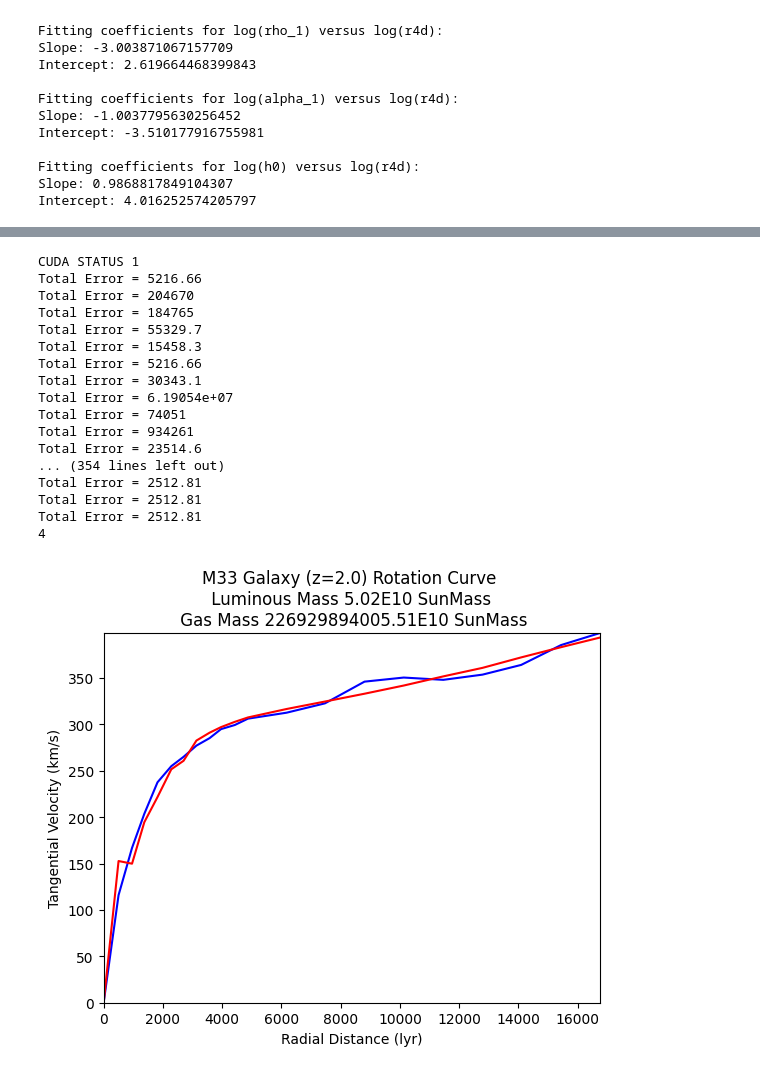
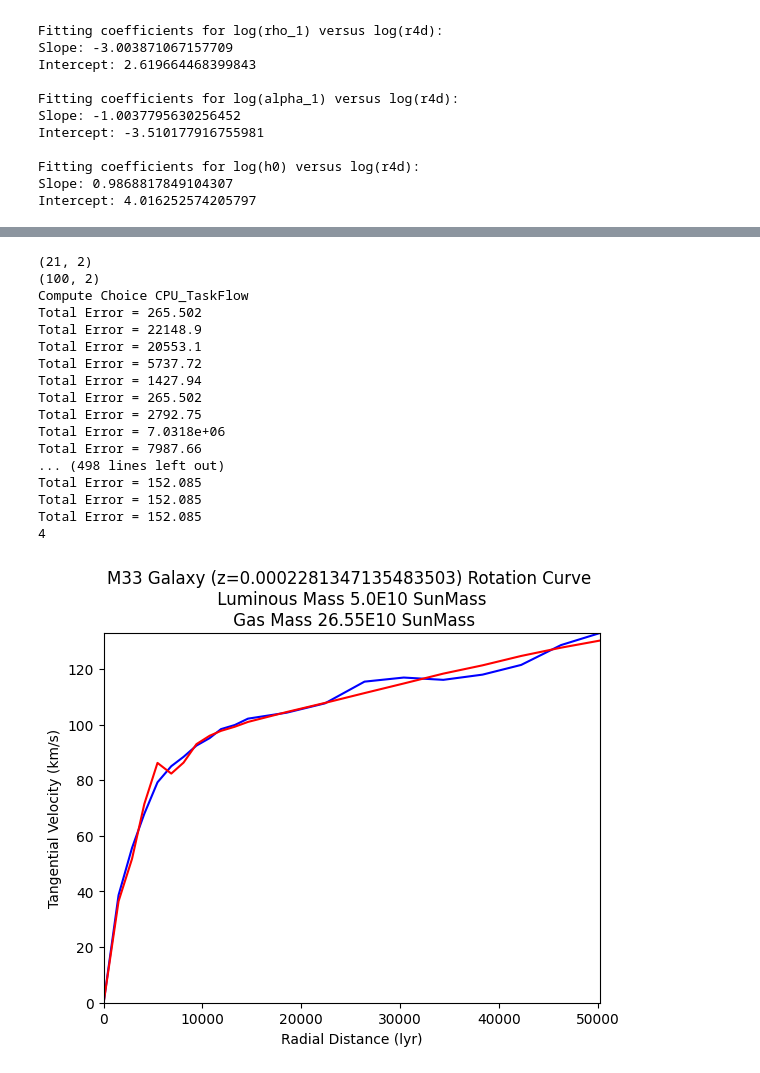
Before and after one commit to ny2292000/HU_GalaxyPackage, a Jupyter notebook: notebooks/HU_Galaxy_Notebook.ipynb, the cells around one changed output, grey strips where cells are left out. Saved outputs shown, nothing was run; the diff lists cells and outputs as text; code cells hidden in the pictures.

```diff
--- a/notebooks/HU_Galaxy_Notebook.ipynb
+++ b/notebooks/HU_Galaxy_Notebook.ipynb
@@ -221,6 +168,13 @@ plt.show()
 ####################################################
 # MODELING M33 GALAXY
 ####################################################
+import numpy as np
+import pandas as pd
+import matplotlib.pyplot as plt
+from hugalaxy import GalaxyWrapper, plotRotationCurve
+from hugalaxy import  move_rotation_curve, calculate_density_parameters
+from timeit import default_timer as timer
+
 m33_rotational_curve = np.array( [
     [0.0, 0.0],
     [1508.7187, 38.674137],
@@ -245,59 +199,71 @@ m33_rotational_curve = np.array( [
     [50212.285, 132.84966]
 ])
 
+print(np.shape(m33_rotational_curve))
+x = m33_rotational_curve[:,0]
+y=m33_rotational_curve[:,1]
+
+# Values of x for which we need interpolated y
+x_new = np.linspace(0, np.max(x), num=100, endpoint=True)
+
+# Interpolated y values
+y_new = np.interp(x_new, x, y)
+
+new_m33_rotational_curve = np.array([x_new, y_new]).T
+print(np.shape(new_m33_rotational_curve))
+
+
 M33_Distance = 3.2E6
 Radius_Universe_4D = 14.03E9
 redshift = M33_Distance / (Radius_Universe_4D - M33_Distance)
 nr = 300
 # NZ should always be ODD
 nz = 101
 ntheta = 180
-nr_sampling = 103
-nz_sampling = 104
 R_max = 50000.0
 
-new_redshift = 2.0
-rho_0, alpha_0, rho_1, alpha_1, h0 = calculate_density_parameters(new_redshift)
-new_rotation_curve = move_rotation_curve(m33_rotational_curve, redshift, new_redshift)
+rho_0, alpha_0, rho_1, alpha_1, h0 = calculate_density_parameters(redshift)
 GalaxyMass = 5E10
 # Create The Galaxy
 M33 = GalaxyWrapper(GalaxyMass, rho_0, alpha_0, rho_1, alpha_1, h0, R_max, nr,
-                    nz, nr_sampling, nz_sampling, ntheta, new_redshift,GPU_ID=0, cuda=True)
+                    nz, ntheta, redshift,GPU_ID=0, cuda=False, taskflow=True)
 # Load the new rotation curve
-M33.read_galaxy_rotation_curve(new_rotation_curve)
+M33.read_galaxy_rotation_curve(m33_rotational_curve)
 # Simulate the new curve
-M33.simulate_rotation_curve()
+a = M33.simulate_rotation_curve()
 # Plot it
-plotRotationCurve(M33)
+# plotRotationCurve(M33)
 # df = pd.DataFrame(columns=["rho_0","alpha_0", "rho_1", "alpha_1", "h0"])
 
 # for redshift_birth in np.arange(0,35,1):
 #     r4d = 14/(1+redshift_birth)
 #     M33.redshift=redshift_birth
 #     M33.rho_0, M33.alpha_0, M33.rho_1, M33.alpha_1, M33.h0 = calculate_density_parameters(redshift_birth)
 #     new_rotation_curve = move_rotation_curve(m33_rotational_curve, redshift, redshift_birth )
 #     M33.read_galaxy_rotation_curve(new_rotation_curve)
 #     values = M33.move_galaxy(True)
 #     df.loc[redshift_birth] = values
 # r4d = 14/(1+df.index)
 # df["redshift_birth"]=df.index
 # df["r4d"]=r4d
+
+plotRotationCurve(M33)
 # %% [output]
-CUDA STATUS 1
-Total Error = 5216.66
-Total Error = 204670
-Total Error = 184765
-Total Error = 55329.7
-Total Error = 15458.3
-Total Error = 5216.66
-Total Error = 30343.1
-Total Error = 6.19054e+07
-Total Error = 74051
-Total Error = 934261
-Total Error = 23514.6
-... (354 lines left out)
-Total Error = 2512.81
-Total Error = 2512.81
-Total Error = 2512.81
+(21, 2)
+(100, 2)
+Compute Choice CPU_TaskFlow
+Total Error = 265.502
+Total Error = 22148.9
+Total Error = 20553.1
+Total Error = 5737.72
+Total Error = 1427.94
+Total Error = 265.502
+Total Error = 2792.75
+Total Error = 7.0318e+06
+Total Error = 7987.66
+... (498 lines left out)
+Total Error = 152.085
+Total Error = 152.085
+Total Error = 152.085
 4
-[figure, old version]
+[figure, new version]
```
Also changed, not shown: parts of 25 cells of this notebook, 16 other files.
